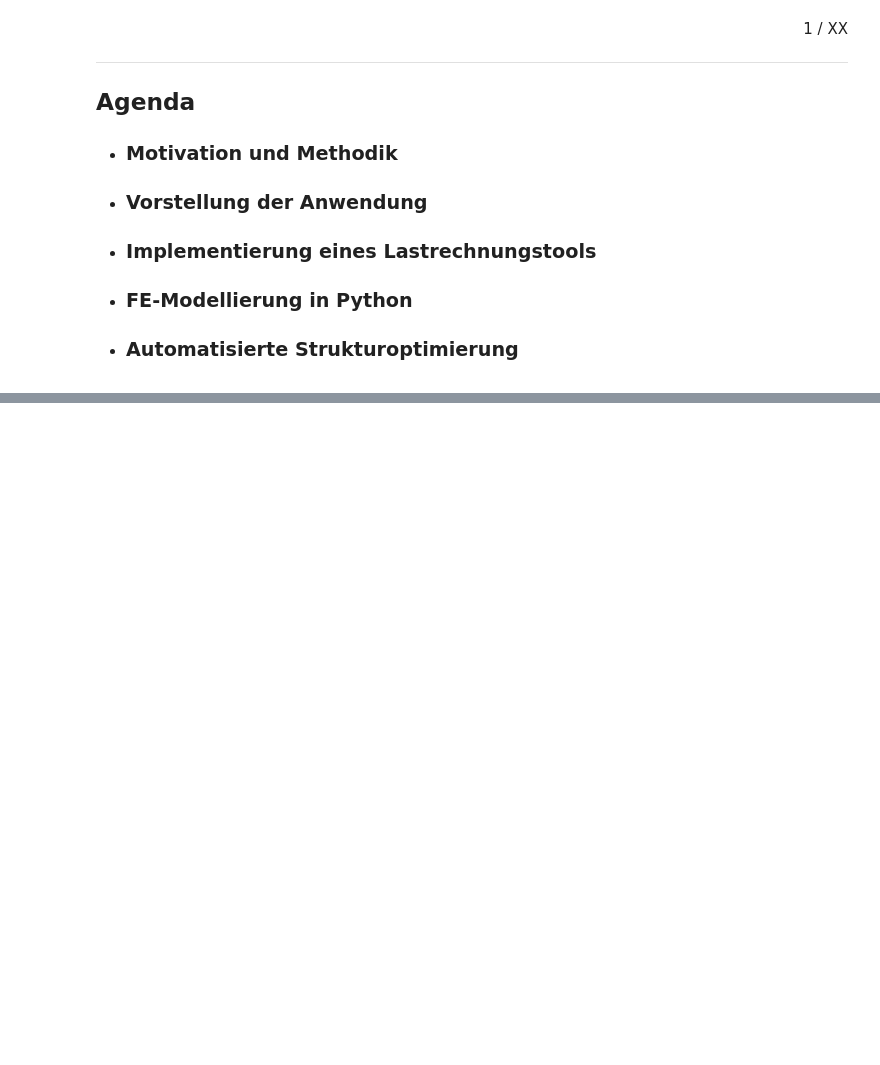
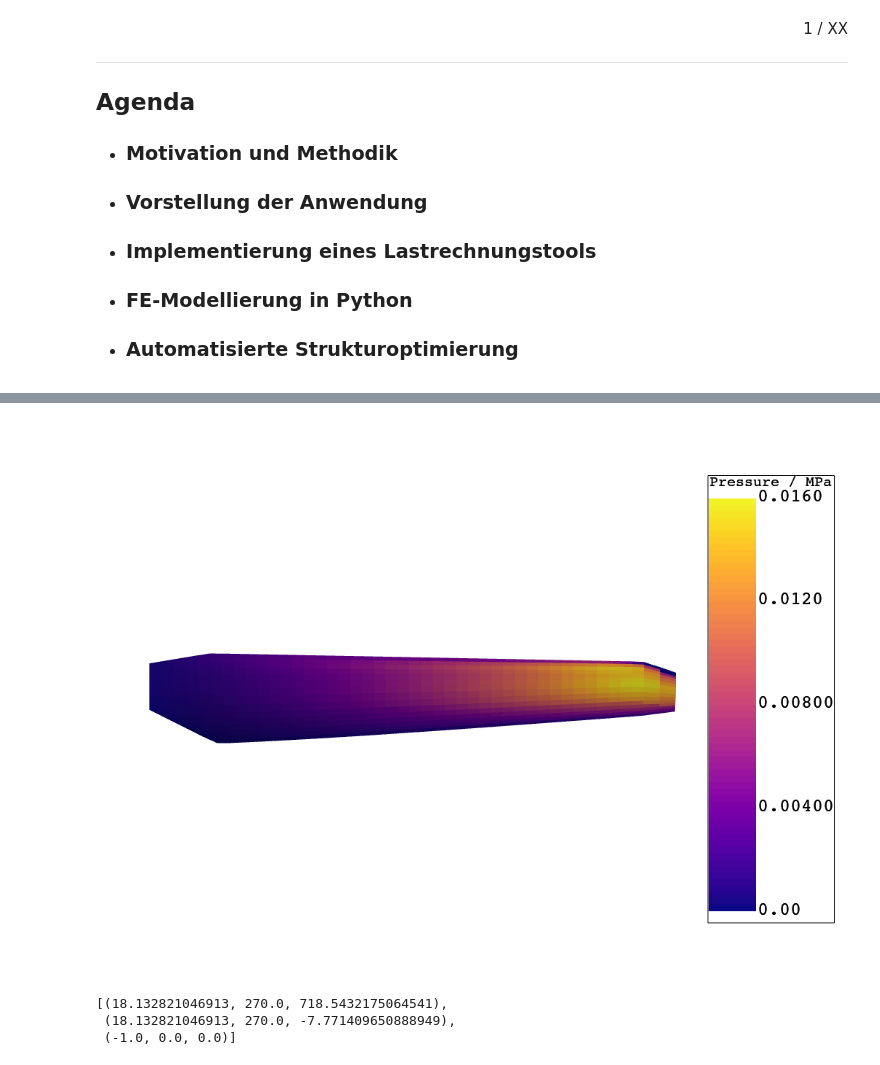
Before and after one commit to lukitox/master-thesis, a Jupyter notebook: Abgabevortrag-Hilbers.ipynb, the cells around one changed output, grey strips where cells are left out. Drawn from its saved outputs; the diff is of its cells as text; code cells hidden in the pictures; blank space fills up the shorter version.

```diff
--- a/Abgabevortrag-Hilbers.ipynb
+++ b/Abgabevortrag-Hilbers.ipynb
@@ -173,0 +263,32 @@ Text(0.5, 0, 'Druckbeiwert -C_p / 1')
+# %%
+pressure_lift = np.array(femodel.element_data['Pressure by Lift'])
+mesh = pv.read('femesh.vtk')
+
+etb_scalar = []
+for elem in mapdl.result.grid['ansys_elem_num']:
+    etb_scalar.append(pressure_lift[elem-1])
+etb_scalar = np.array(etb_scalar)
+
+plotter = pv.Plotter(notebook=True)
+
+plotter.add_mesh(mesh,
+                 scalars=etb_scalar,
+                 cmap='plasma',
+                 clim=[0, 0.016],
+                 show_scalar_bar=True,
+                )
+plotter.add_scalar_bar(title='Pressure / MPa',
+                       color='black',
+                       outline=True,
+                      )
+plotter.set_background('w')
+
+cpos = [(18.132821046913, 270, 718.5432175064541),
+        (18.132821046913, 270, -7.771409650888949),
+        (-1.0, 0.0, 0.0)]
+plotter.show(cpos=cpos)
+# %% [output]
+[figure, added]
+[(18.132821046913, 270.0, 718.5432175064541),
+ (18.132821046913, 270.0, -7.771409650888949),
+ (-1.0, 0.0, 0.0)]
```
Also changed, not shown: parts of 13 cells of this notebook, 11 other files.
